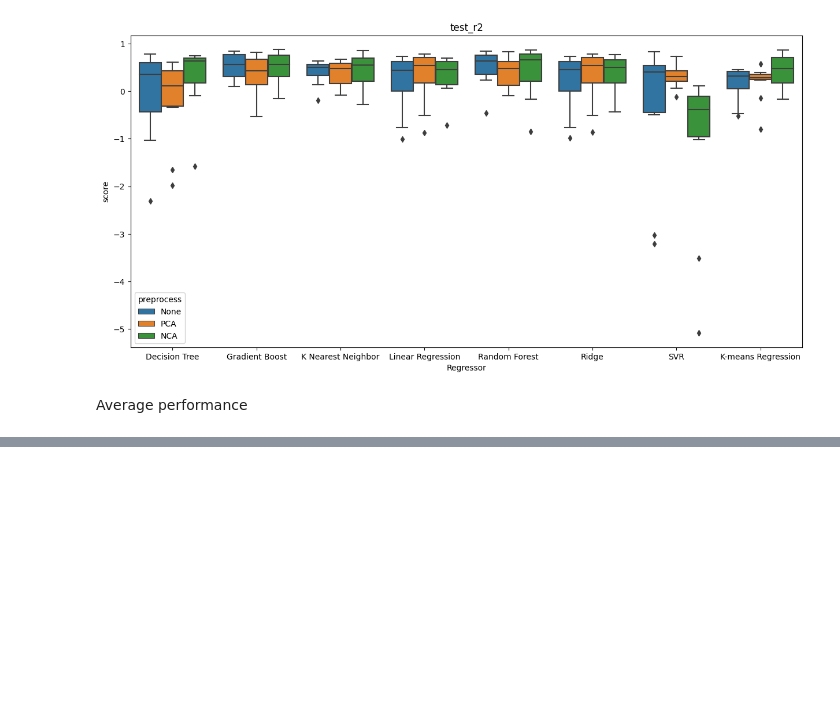
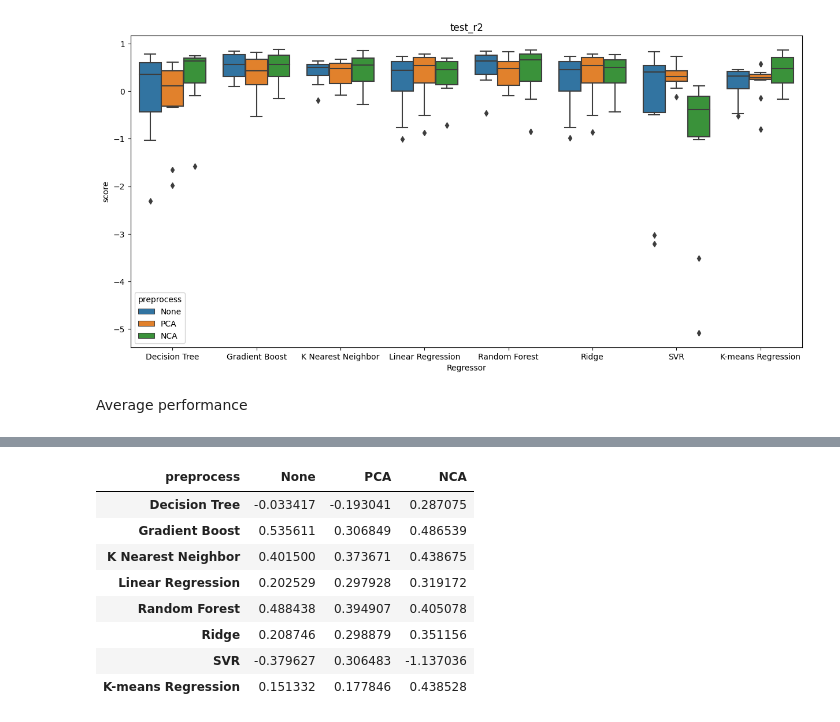
Before and after one commit to StaringWhere/housing-price-prediction, a Jupyter notebook: train.ipynb, the cells around one changed output, grey strips where cells are left out. Cells and saved outputs as stored; diff of their text form; code cells hidden in the pictures; blank space fills up the shorter version.

```diff
--- a/train.ipynb
+++ b/train.ipynb
@@ -576,0 +571,12 @@ for metric in results_avg:
+# %%
+results_pd.set_index("preprocess").transpose()
+# %% [output]
+| preprocess | None | PCA | NCA |
+| Decision Tree | -0.033417 | -0.193041 | 0.287075 |
+| Gradient Boost | 0.535611 | 0.306849 | 0.486539 |
+| K Nearest Neighbor | 0.401500 | 0.373671 | 0.438675 |
+| Linear Regression | 0.202529 | 0.297928 | 0.319172 |
+| Random Forest | 0.488438 | 0.394907 | 0.405078 |
+| Ridge | 0.208746 | 0.298879 | 0.351156 |
+| SVR | -0.379627 | 0.306483 | -1.137036 |
+| K-means Regression | 0.151332 | 0.177846 | 0.438528 |
```
Also changed, not shown: parts of 7 cells of this notebook, 13 other files.
